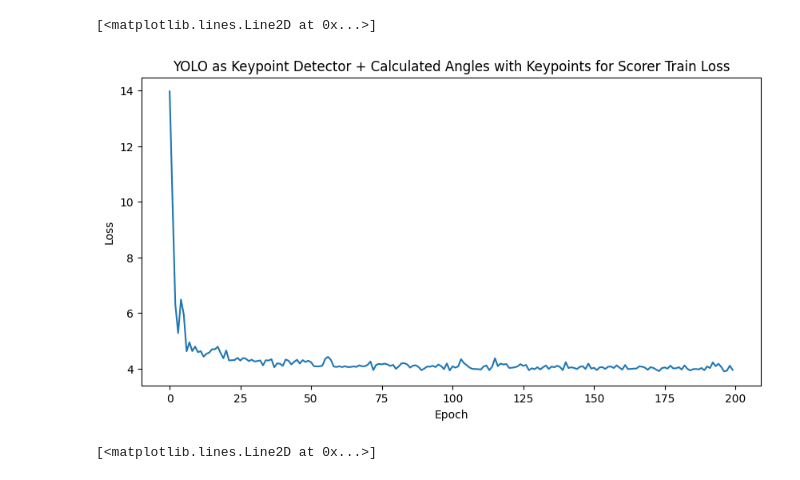
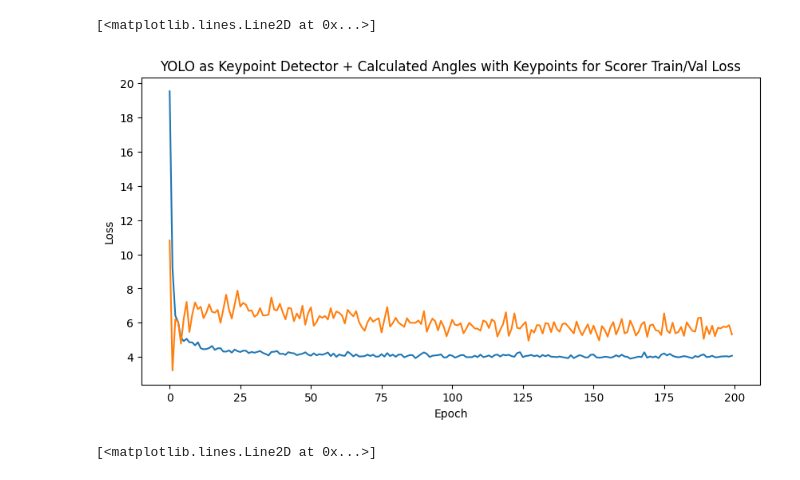
Before and after one commit to 7AtAri/ergonomic_pose_detect, a Jupyter notebook: learning_from_images/helperfiles/train_loss_plotting.ipynb, the cells around one changed output. Saved outputs shown, nothing was run; the diff lists cells and outputs as text; code cells hidden in the pictures.

Commit message:
Added train/val loss plots

```diff
--- a/learning_from_images/helperfiles/train_loss_plotting.ipynb
+++ b/learning_from_images/helperfiles/train_loss_plotting.ipynb
@@ -1365,37 +1366,37 @@ Epoch 181/200, Train Loss: 3.9846580823262534, Val Loss: 5.459086179733276
 Epoch 182/200, Train Loss: 4.011220494906108, Val Loss: 5.758375406265259
 Epoch 183/200, Train Loss: 4.053437312444051, Val Loss: 5.233500242233276
 Epoch 184/200, Train Loss: 4.0242840051651, Val Loss: 6.032402992248535
 Epoch 185/200, Train Loss: 3.975215514500936, Val Loss: 5.764335870742798
 Epoch 186/200, Train Loss: 3.933690865834554, Val Loss: 5.536867380142212
 Epoch 187/200, Train Loss: 4.057160099347432, Val Loss: 5.48572039604187
 Epoch 188/200, Train Loss: 4.003525336583455, Val Loss: 6.265676736831665
 Epoch 189/200, Train Loss: 4.103461464246114, Val Loss: 6.302495718002319
 Epoch 190/200, Train Loss: 4.150445858637492, Val Loss: 5.05703330039978
 Epoch 191/200, Train Loss: 4.001520395278931, Val Loss: 5.795716285705566
 Epoch 192/200, Train Loss: 4.010133743286133, Val Loss: 5.331615209579468
 Epoch 193/200, Train Loss: 4.0747973918914795, Val Loss: 5.834016561508179
 Epoch 194/200, Train Loss: 3.9866373936335244, Val Loss: 5.213129758834839
 Epoch 195/200, Train Loss: 3.990683913230896, Val Loss: 5.707282066345215
 Epoch 196/200, Train Loss: 4.027395049730937, Val Loss: 5.676084280014038
 Epoch 197/200, Train Loss: 4.0345427592595415, Val Loss: 5.780486345291138
 Epoch 198/200, Train Loss: 4.045169870058696, Val Loss: 5.744914531707764
 Epoch 199/200, Train Loss: 4.021007617314656, Val Loss: 5.862597703933716
 Epoch 200/200, Train Loss: 4.076933026313782, Val Loss: 5.319453716278076"""
 
-output_yolo_kp_angle_classifier = output_yolo_kp_angle_classifier.split("\n")
-train_loss = [float(x.split(":")[1].split(",")[0]) for x in output_yolo_kp_angle_classifier]
-val_loss = [float(x.split(":")[2]) for x in output_yolo_kp_angle_classifier]
+output_yolo_kp_angle_scorer = output_yolo_kp_angle_scorer.split("\n")
+train_loss = [float(x.split(":")[1].split(",")[0]) for x in output_yolo_kp_angle_scorer]
+val_loss = [float(x.split(":")[2]) for x in output_yolo_kp_angle_scorer]
 
 plt.figure(figsize=(10,5))
 
 plt.title("YOLO as Keypoint Detector + Calculated Angles with Keypoints for Scorer Train/Val Loss")
 plt.xlabel("Epoch")
 plt.ylabel("Loss")
 plt.plot(train_loss, label="Train Loss")
 plt.plot(val_loss, label="Val Loss")
 # %% [output]
 [<matplotlib.lines.Line2D at 0x...>]
-[figure, old version]
+[figure, new version]
 # %%
 output_yolo_finetuning_classifier = """Epoch 1/100, Loss: 596.3466152758975
         Epoch 2/100, Loss: 413.26326055903183
```
Also changed, not shown: parts of 5 cells of this notebook.
